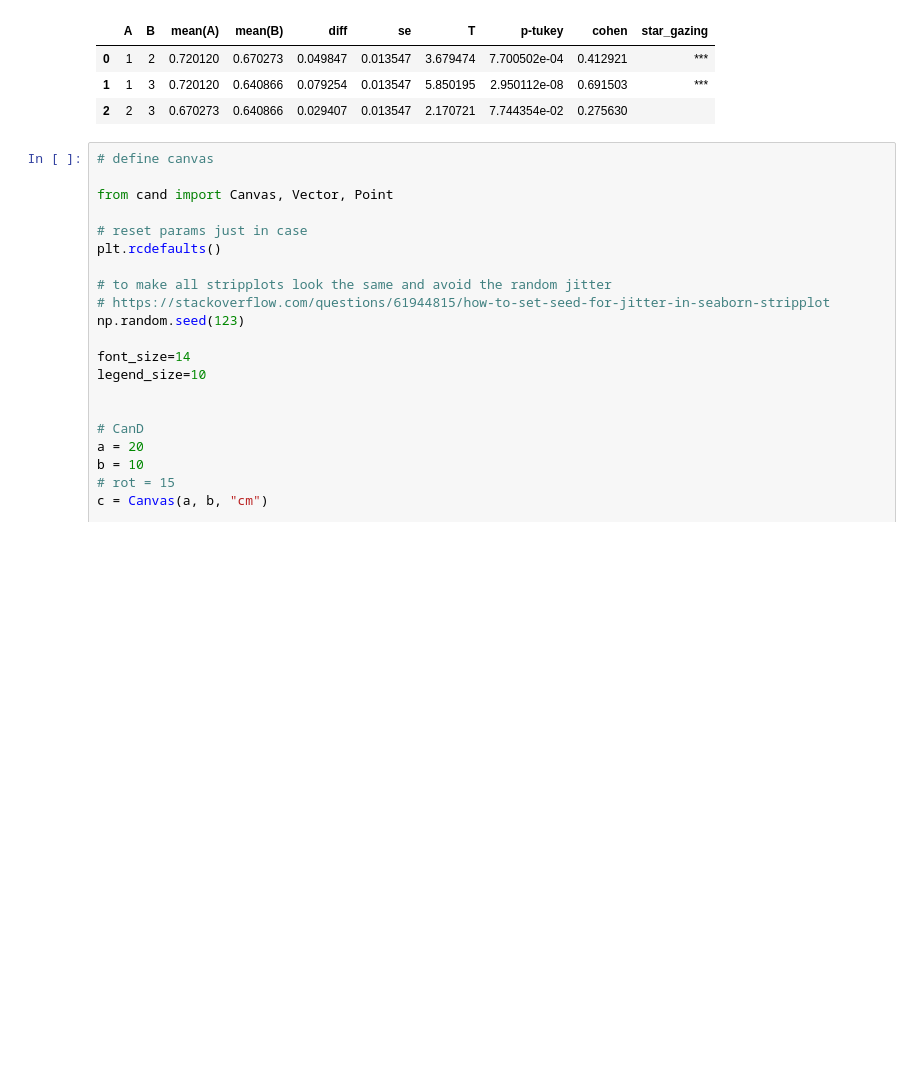
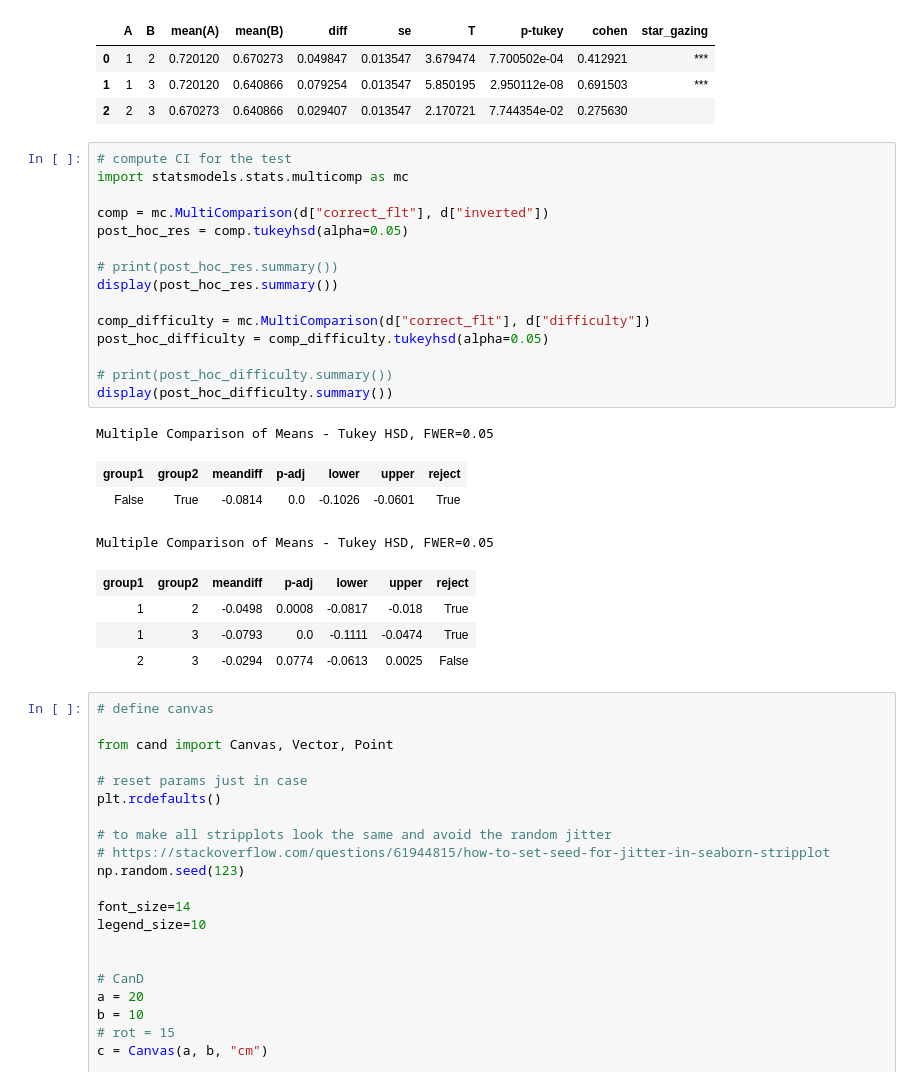
Before and after one commit to jankaWIS/FMP_paper, a Jupyter notebook: Figures/Figures_FMP_paper_2024.ipynb, the cells around one changed output. Cells and saved outputs as stored; diff of their text form; blank space fills up the shorter version.

Commit message:
add CI to posthoc stats

```diff
--- a/Figures/Figures_FMP_paper_2024.ipynb
+++ b/Figures/Figures_FMP_paper_2024.ipynb
@@ -1078,6 +1078,30 @@ Post-hoc comparisons for difficulty:
 | 0 | 1 | 2 | 0.720120 | 0.670273 | 0.049847 | 0.013547 | 3.679474 | 7.700502e-04 | 0.412921 | *** |
 | 1 | 1 | 3 | 0.720120 | 0.640866 | 0.079254 | 0.013547 | 5.850195 | 2.950112e-08 | 0.691503 | *** |
 | 2 | 2 | 3 | 0.670273 | 0.640866 | 0.029407 | 0.013547 | 2.170721 | 7.744354e-02 | 0.275630 |  |
+# %%
+# compute CI for the test
+import statsmodels.stats.multicomp as mc
+
+comp = mc.MultiComparison(d["correct_flt"], d["inverted"])
+post_hoc_res = comp.tukeyhsd(alpha=0.05)
+
+# print(post_hoc_res.summary())
+display(post_hoc_res.summary())
+
+comp_difficulty = mc.MultiComparison(d["correct_flt"], d["difficulty"])
+post_hoc_difficulty = comp_difficulty.tukeyhsd(alpha=0.05)
+
+# print(post_hoc_difficulty.summary())
+display(post_hoc_difficulty.summary())
+# %% [output]
+Multiple Comparison of Means - Tukey HSD, FWER=0.05
+| group1 | group2 | meandiff | p-adj | lower | upper | reject |
+| False | True | -0.0814 | 0.0 | -0.1026 | -0.0601 | True |
+Multiple Comparison of Means - Tukey HSD, FWER=0.05
+| group1 | group2 | meandiff | p-adj | lower | upper | reject |
+| 1 | 2 | -0.0498 | 0.0008 | -0.0817 | -0.018 | True |
+| 1 | 3 | -0.0793 | 0.0 | -0.1111 | -0.0474 | True |
+| 2 | 3 | -0.0294 | 0.0774 | -0.0613 | 0.0025 | False |
 # %%
 # define canvas
 
```
Also changed, not shown: parts of 5 cells of this notebook, 28 other files.
